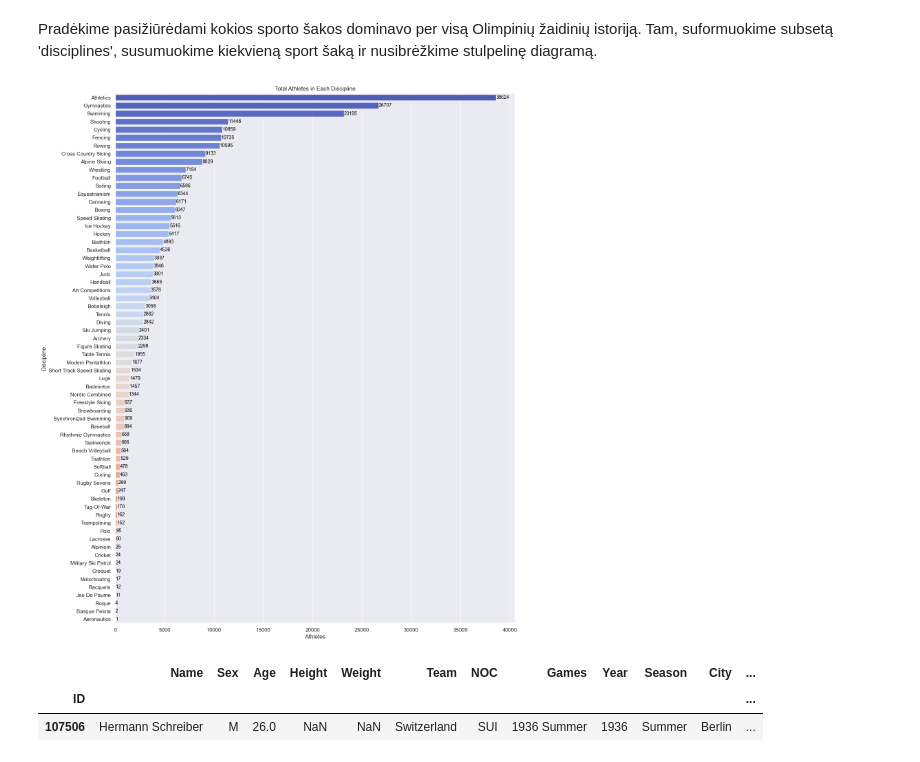
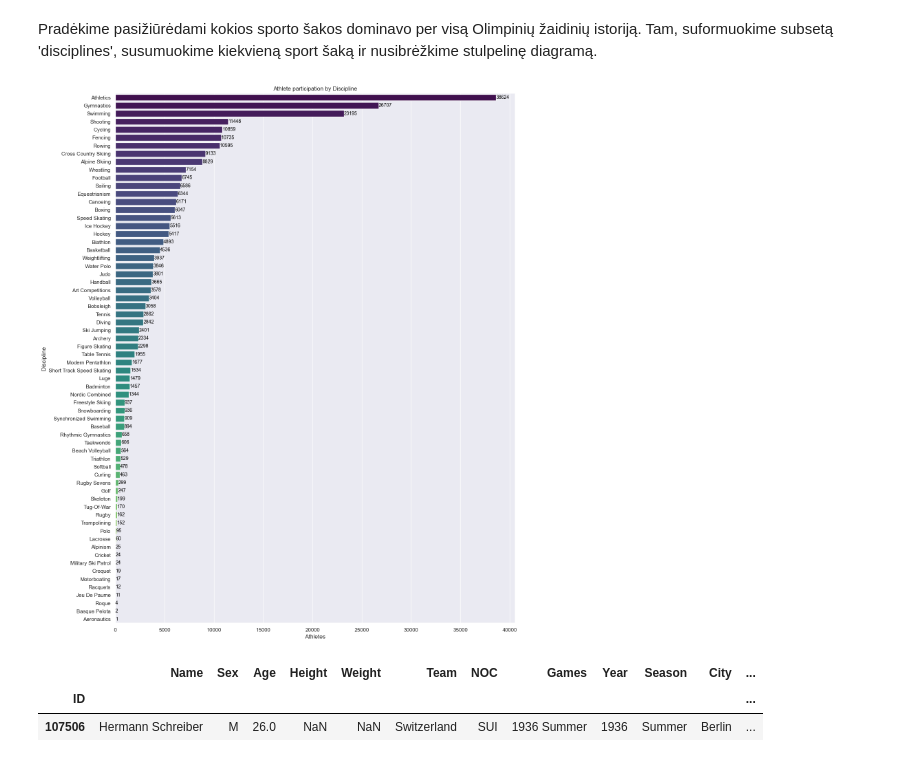
Before and after one commit to kilciukas/Olympic_dataset_exploration, a Jupyter notebook: Notebook_v2/Olimpines_notebook_v2.ipynb, the cells around one changed output. Saved outputs shown, nothing was run; the diff lists cells and outputs as text; code cells hidden in the pictures.

Commit message:
Update 2023-09-15
- OOP class for Bar Graph

```diff
--- a/Notebook_v2/Olimpines_notebook_v2.ipynb
+++ b/Notebook_v2/Olimpines_notebook_v2.ipynb
@@ -116,22 +116,33 @@ disciplines = main['Sport'].value_counts().reset_index()
 disciplines.columns = ['Discipline', 'Athletes']
 disciplines.index += 1
 # %%
-def annotate_bars(barplot, fontsize=10, color='black'):
-    for bar in barplot.patches:
-        barplot.annotate(f'{bar.get_width():.0f}', (bar.get_width(), bar.get_y() + bar.get_height() / 2),
-                         ha='left', va='center', fontsize=fontsize, color=color)
+class BarPlot:
+    def __init__(self, x=None, y=None, data=None):
+        self.x = x
+        self.y = y
+        self.data = data
+        self.figure = None
+
+    def create_bar_plot(self, palette, title=None, figsize=(15,20)):
+        self.figure = plt.figure(figsize=figsize)
+        sns.set(style='darkgrid')
+        graph = sns.barplot(x=self.x, y=self.y, data=self.data, palette=palette)
+        plt.xlabel(self.x)
+        plt.ylabel(self.y)
+        plt.title(title)
+        return graph
+
+    @staticmethod
+    def annotate_bars(barplot, fontsize=10, color='black'):
+        for bar in barplot.patches:
+            barplot.annotate(f'{bar.get_width():.0f}', (bar.get_width(), bar.get_y() + bar.get_height() / 2),
+                             ha='left', va='center', fontsize=fontsize, color=color)
-# %%
-plt.figure(figsize=(15, 20))
-sns.set(style="darkgrid")
-graph = sns.barplot(x='Athletes', y='Discipline', data=disciplines, palette="coolwarm")
-
-plt.xlabel("Athletes")
-plt.ylabel("Discipline")
-plt.title("Total Athletes in Each Discipline")
-
-annotate_bars(graph)
-# %% [output]
-[figure, removed]
+# %%
+bar_plot_main = BarPlot(x='Athletes', y='Discipline', data=disciplines)
+bar_graph = bar_plot_main.create_bar_plot(palette='viridis', title='Athlete participation by Discipline')
+bar_plot_main.annotate_bars(bar_graph)
+# %% [output]
+[figure, added]
 # %%
 aeronautics = main[(main["Sport"]=='Aeronautics')]
 aeronautics
```
Also changed, not shown: parts of 4 cells of this notebook.
